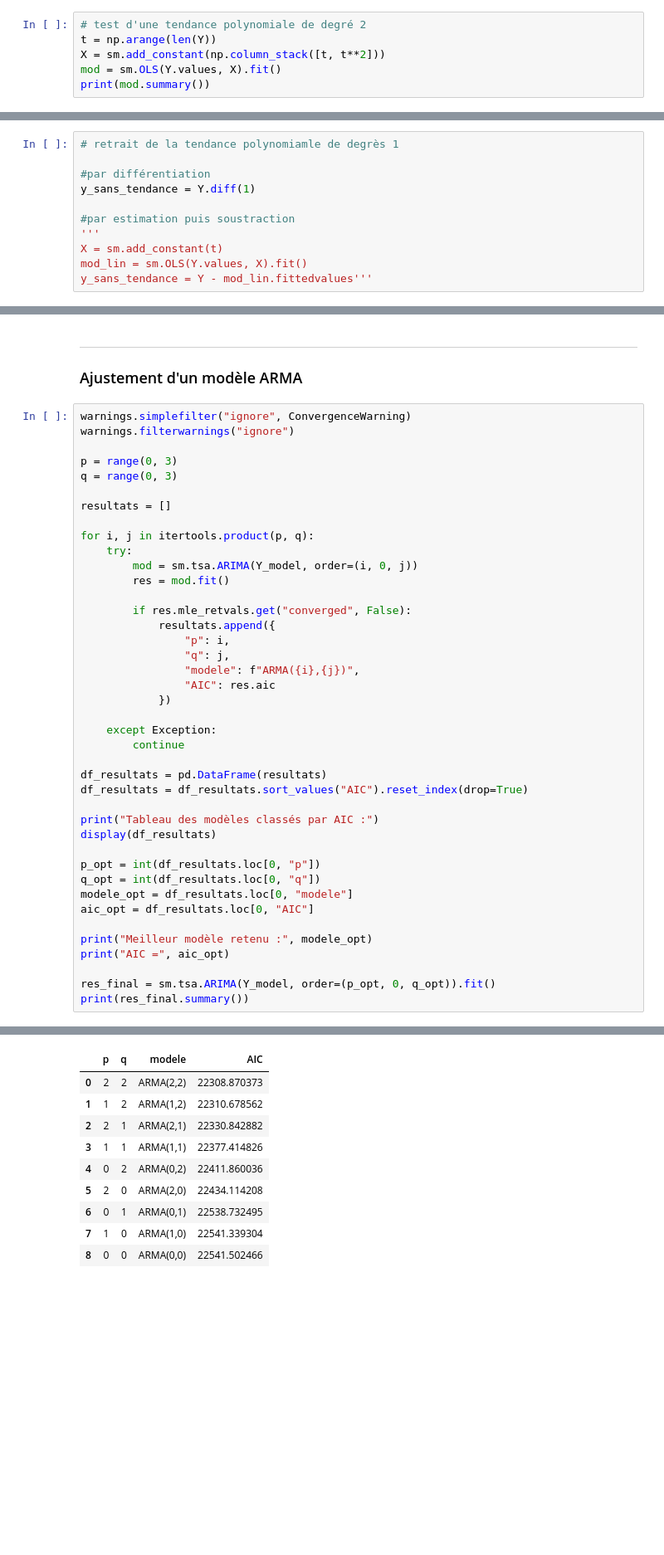
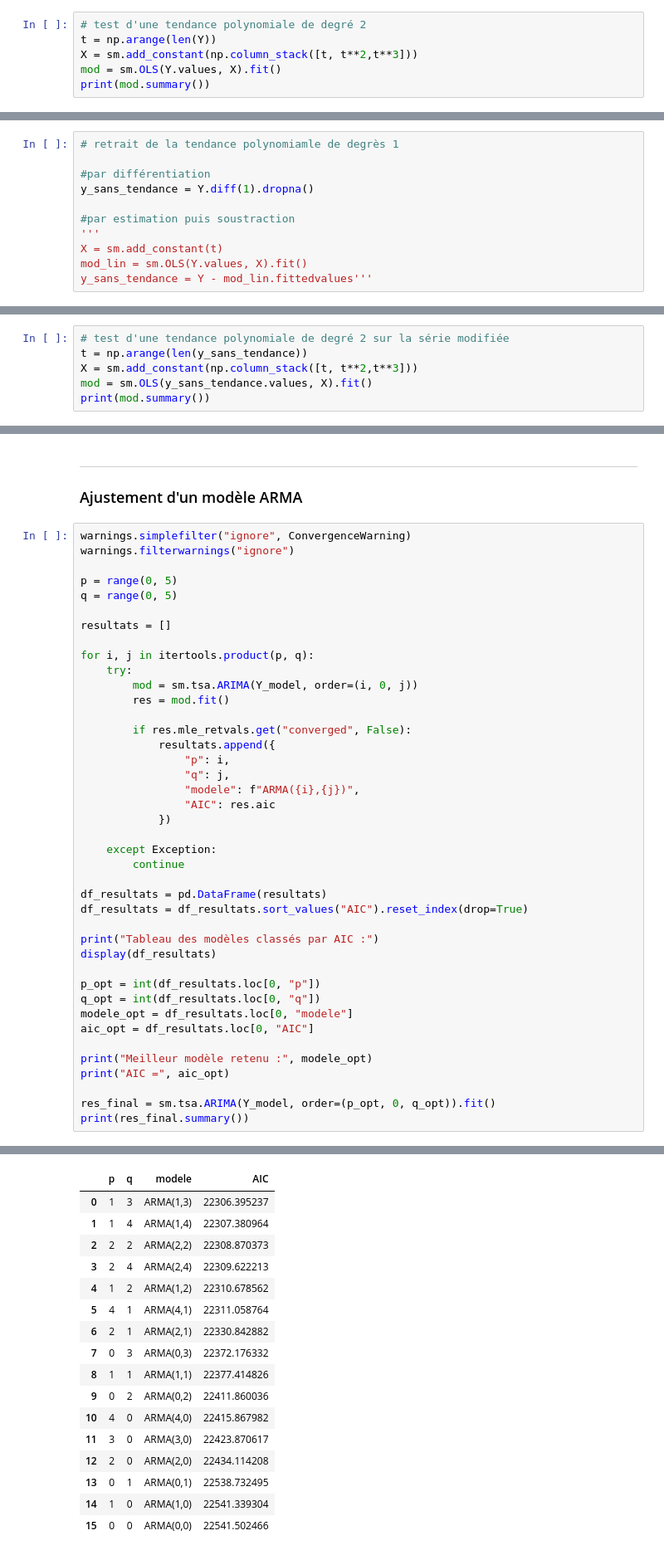
Before and after one commit to NourBouabid/serie_temporelle, a Jupyter notebook: notebook.ipynb, the cells around one changed output, grey strips where cells are left out. Shown at 83% size. Cells and saved outputs as stored; diff of their text form; blank space fills up the shorter version.

```diff
--- a/notebook.ipynb
+++ b/notebook.ipynb
@@ -71,6 +71,6 @@ plt.show()
 # %%
 # test d'une tendance polynomiale de degré 2
 t = np.arange(len(Y))
-X = sm.add_constant(np.column_stack([t, t**2]))
+X = sm.add_constant(np.column_stack([t, t**2,t**3]))
 mod = sm.OLS(Y.values, X).fit()
 print(mod.summary())
@@ -99,7 +81,7 @@ strong multicollinearity or other numerical problems.
 # retrait de la tendance polynomiamle de degrès 1
 
 #par différentiation
-y_sans_tendance = Y.diff(1)
+y_sans_tendance = Y.diff(1).dropna()
 
 #par estimation puis soustraction
 '''
@@ -108,3 +90,9 @@ mod_lin = sm.OLS(Y.values, X).fit()
 y_sans_tendance = Y - mod_lin.fittedvalues'''
 # %% [output]
 '\nX = sm.add_constant(t)\nmod_lin = sm.OLS(Y.values, X).fit()\ny_sans_tendance = Y - mod_lin.fittedvalues'
+# %%
+# test d'une tendance polynomiale de degré 2 sur la série modifiée
+t = np.arange(len(y_sans_tendance))
+X = sm.add_constant(np.column_stack([t, t**2,t**3]))
+mod = sm.OLS(y_sans_tendance.values, X).fit()
+print(mod.summary())
@@ -214,8 +222,8 @@ La nouvelle série semble à présent stationnaire
 warnings.simplefilter("ignore", ConvergenceWarning)
 warnings.filterwarnings("ignore")
 
-p = range(0, 3)
-q = range(0, 3)
+p = range(0, 5)
+q = range(0, 5)
 
 resultats = []
 
@@ -227,39 +235,46 @@ for i, j in itertools.product(p, q):
         if res.mle_retvals.get("converged", False):
             resultats.append({
                 "p": i,
                 "q": j,
                 "modele": f"ARMA({i},{j})",
                 "AIC": res.aic
             })
 
     except Exception:
         continue
 
 df_resultats = pd.DataFrame(resultats)
 df_resultats = df_resultats.sort_values("AIC").reset_index(drop=True)
 
 print("Tableau des modèles classés par AIC :")
 display(df_resultats)
 
 p_opt = int(df_resultats.loc[0, "p"])
 q_opt = int(df_resultats.loc[0, "q"])
 modele_opt = df_resultats.loc[0, "modele"]
 aic_opt = df_resultats.loc[0, "AIC"]
 
 print("Meilleur modèle retenu :", modele_opt)
 print("AIC =", aic_opt)
 
 res_final = sm.tsa.ARIMA(Y_model, order=(p_opt, 0, q_opt)).fit()
 print(res_final.summary())
 # %% [output]
 Tableau des modèles classés par AIC :
 |  | p | q | modele | AIC |
-| 0 | 2 | 2 | ARMA(2,2) | 22308.870373 |
-| 1 | 1 | 2 | ARMA(1,2) | 22310.678562 |
-| 2 | 2 | 1 | ARMA(2,1) | 22330.842882 |
-| 3 | 1 | 1 | ARMA(1,1) | 22377.414826 |
-| 4 | 0 | 2 | ARMA(0,2) | 22411.860036 |
-| 5 | 2 | 0 | ARMA(2,0) | 22434.114208 |
-| 6 | 0 | 1 | ARMA(0,1) | 22538.732495 |
-| 7 | 1 | 0 | ARMA(1,0) | 22541.339304 |
-| 8 | 0 | 0 | ARMA(0,0) | 22541.502466 |
+| 0 | 1 | 3 | ARMA(1,3) | 22306.395237 |
+| 1 | 1 | 4 | ARMA(1,4) | 22307.380964 |
+| 2 | 2 | 2 | ARMA(2,2) | 22308.870373 |
+| 3 | 2 | 4 | ARMA(2,4) | 22309.622213 |
+| 4 | 1 | 2 | ARMA(1,2) | 22310.678562 |
+| 5 | 4 | 1 | ARMA(4,1) | 22311.058764 |
+| 6 | 2 | 1 | ARMA(2,1) | 22330.842882 |
+| 7 | 0 | 3 | ARMA(0,3) | 22372.176332 |
+| 8 | 1 | 1 | ARMA(1,1) | 22377.414826 |
+| 9 | 0 | 2 | ARMA(0,2) | 22411.860036 |
+| 10 | 4 | 0 | ARMA(4,0) | 22415.867982 |
+| 11 | 3 | 0 | ARMA(3,0) | 22423.870617 |
+| 12 | 2 | 0 | ARMA(2,0) | 22434.114208 |
+| 13 | 0 | 1 | ARMA(0,1) | 22538.732495 |
+| 14 | 1 | 0 | ARMA(1,0) | 22541.339304 |
+| 15 | 0 | 0 | ARMA(0,0) | 22541.502466 |
```
Also changed, not shown: parts of 10 cells of this notebook.
